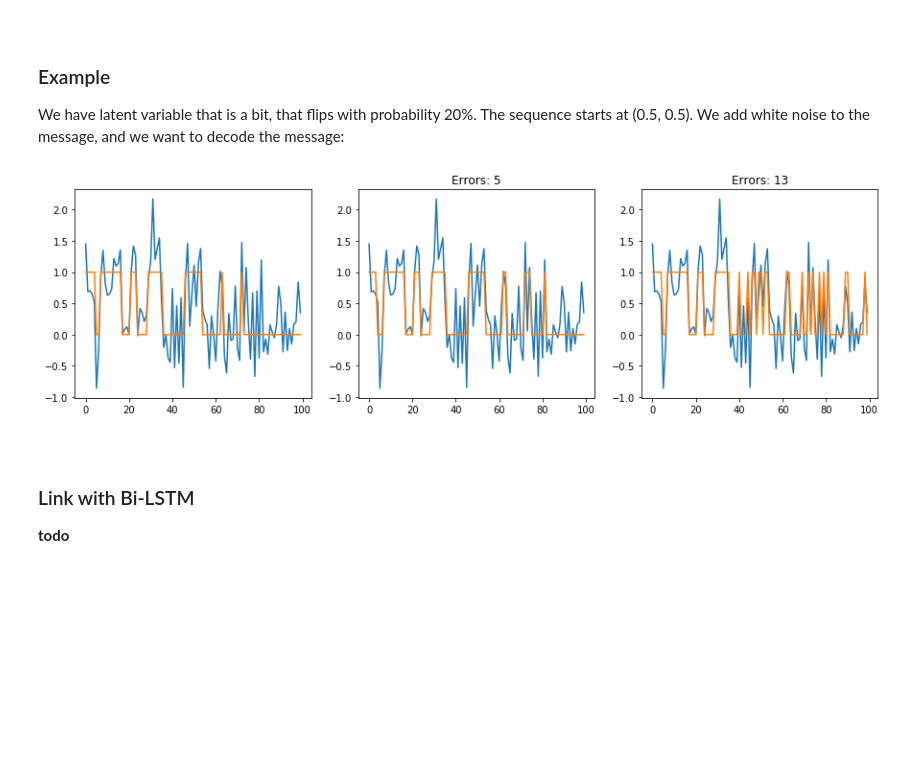
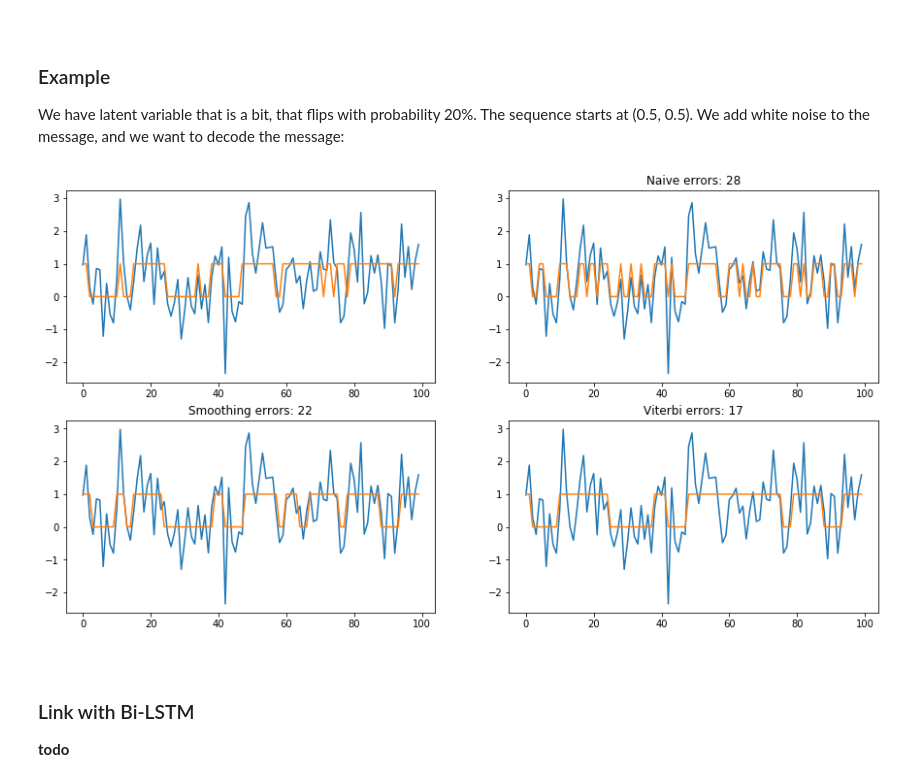
Before and after one commit to QuentinDuval/MLIntro, a Jupyter notebook: ml/0_basic_markov_process.ipynb, the cells around one changed output. Drawn from its saved outputs; the diff is of its cells as text; code cells hidden in the pictures; blank space fills up the shorter version.

Commit message:
viterbi algorithm

```diff
--- a/ml/0_basic_markov_process.ipynb
+++ b/ml/0_basic_markov_process.ipynb
@@ -128,51 +219,84 @@ We can do similarly for $\beta$.
 
 We have latent variable that is a bit, that flips with probability 20%. The sequence starts at (0.5, 0.5). We add white noise to the message, and we want to decode the message:
 # %%
-noise_scale=0.5
-train_zs = np.cumsum(np.random.choice([0, 1], p=[0.8, 0.2], size=100)) % 2
+noise_scale=0.8
+train_zs = np.zeros(shape=100)
+train_zs[0] = np.random.choice([0, 1])
+train_zs[1:] = np.random.choice([0, 1], p=[0.8, 0.2], size=len(train_zs) - 1)
+train_zs = np.cumsum(train_zs) % 2
 train_xs = train_zs + np.random.normal(loc=0., scale=noise_scale, size=train_zs.shape)
 
 
-def hmm_decoding(train_xs):
+def smoothing_on_all(train_xs):
+    """
+    Computes the probability of each z_n, then returns the maximum.
+    This is BAD of most likely explanation: the joint probability is not optimal.
+    """
     alphas = np.full(shape=(len(train_zs), 2), fill_value=0.5)
     for i in range(1, len(alphas)):
         for d in range(2):
             p_x_z = stats.norm(loc=d, scale=noise_scale).pdf(train_xs[i])
             alphas[i][d] = p_x_z * (alphas[i-1][d] * 0.8 + alphas[i-1][1-d] * 0.2)
 
     betas = np.full(shape=(len(train_zs), 2), fill_value=1.0)
     for i in reversed(range(0, len(betas)-1)):
         for d in range(2):
             betas[i][d] = betas[i+1][d] * 0.8 * stats.norm(loc=d, scale=noise_scale).pdf(train_xs[i+1])
             betas[i][d] += betas[i+1][1-d] * 0.2 * stats.norm(loc=1-d, scale=noise_scale).pdf(train_xs[i+1])
 
     p_zn = alphas * betas
-    return np.argmax(p_zn, axis=-1)
+    return np.argmax(p_zn, axis=-1)  # This is the BAD PART
+
+def viterbi_decoding(train_xs):
+    """
+    MAX-PRODUCT algorithm: also called the VITERBI algorithm
+    - maximize the probability of z_N at the end
+    - keep trace of your best decision so far
+    """
+    alphas = np.full(shape=(len(train_xs), 2), fill_value=0.5)
+    previous = np.full(shape=(len(train_xs), 2), fill_value=0)
+    for i in range(1, len(alphas)):
+        for d in range(2):
+            p_x_z = stats.norm(loc=d, scale=noise_scale).pdf(train_xs[i])
+            prev_same = alphas[i-1][d] * 0.8
+            prev_other = alphas[i-1][1-d] * 0.2
+            previous[i][d] = d if prev_same > prev_other else 1-d
+            alphas[i][d] = p_x_z * max(prev_same, prev_other)
+
+    decoded = np.zeros(shape=len(train_xs), dtype=np.int32)
+    decoded[-1] = 0 if alphas[-1][0] > alphas[-1][1] else 1
+    for i in reversed(range(len(decoded)-1)):
+        decoded[i] = previous[i+1][decoded[i+1]]
+    return decoded
 
 
 def naive_decoding(train_xs):
     p_x_z = np.full(shape=(len(train_zs), 2), fill_value=0.5)
     for i in range(len(p_x_z)):
         for d in range(2):
             p_x_z[i][d] = stats.norm(loc=d, scale=noise_scale).pdf(train_xs[i])
     return np.argmax(p_x_z, axis=-1)
 
 
-hmm_decoded = hmm_decoding(train_xs)
+smoothed = smoothing_on_all(train_xs)
+viterbi_decoded = viterbi_decoding(train_xs)
 naive_decoded = naive_decoding(train_xs)
 
-_, ax = plt.subplots(figsize=(15,4), ncols=3)
-ax[0].plot(train_xs)
-ax[0].plot(train_zs)
-ax[1].plot(train_xs)
-ax[1].plot(hmm_decoded)
-ax[1].set_title("Errors: " + str(np.sum(hmm_decoded != train_zs)))
-ax[2].plot(train_xs)
-ax[2].plot(naive_decoded)
-ax[2].set_title("Errors: " + str(np.sum(naive_decoded != train_zs)))
+_, ax = plt.subplots(figsize=(15,8), nrows=2, ncols=2)
+ax[0][0].plot(train_xs)
+ax[0][0].plot(train_zs)
+ax[0][1].plot(train_xs)
+ax[0][1].plot(naive_decoded)
+ax[0][1].set_title("Naive errors: " + str(np.sum(naive_decoded != train_zs)))
+ax[1][0].plot(train_xs)
+ax[1][0].plot(smoothed)
+ax[1][0].set_title("Smoothing errors: " + str(np.sum(smoothed != train_zs)))
+ax[1][1].plot(train_xs)
+ax[1][1].plot(viterbi_decoded)
+ax[1][1].set_title("Viterbi errors: " + str(np.sum(viterbi_decoded != train_zs)))
 plt.show()
 # %% [output]
-[figure, old version]
+[figure, new version]
 # %% [markdown]
 <br>
 
```
Also changed, not shown: parts of 6 cells of this notebook.
